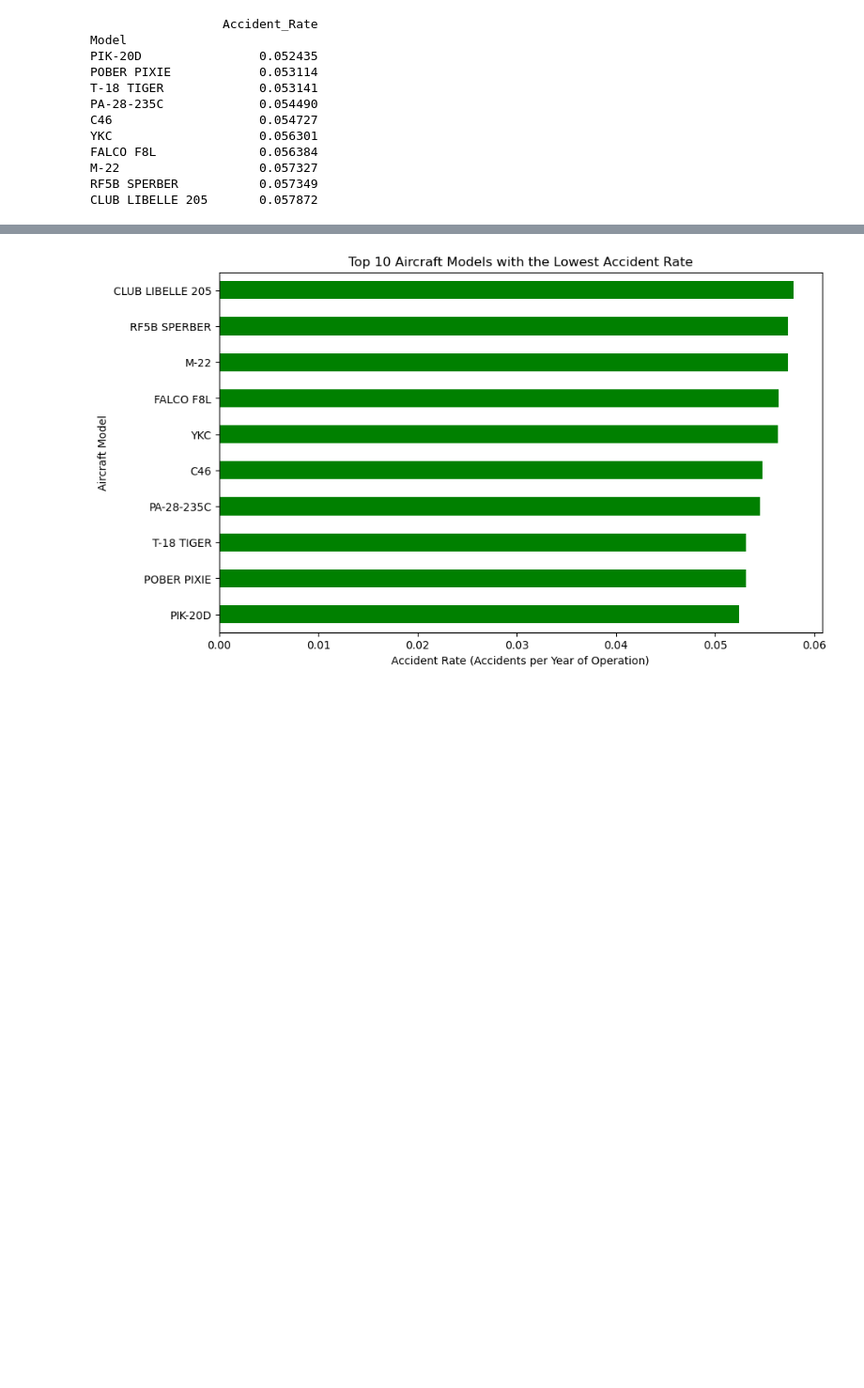
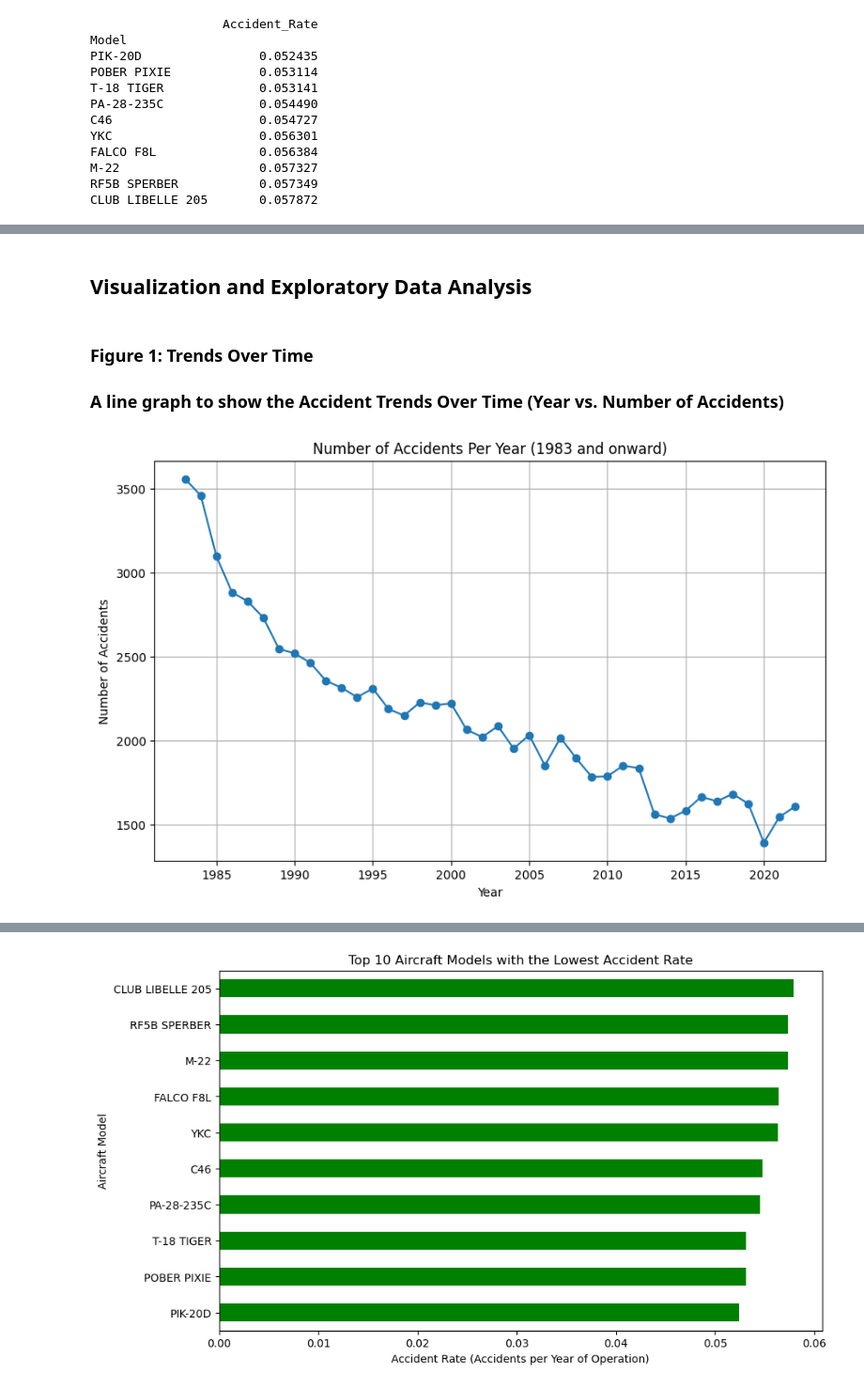
Before and after one commit to Kate-Maina/Aviation-accident, a Jupyter notebook: aviation_analysis.ipynb, the cells around one changed output, grey strips where cells are left out. Shown: that part at 94% size. Saved outputs shown, nothing was run; the diff lists cells and outputs as text; code cells hidden in the pictures; blank space fills up the shorter version.

```diff
--- a/aviation_analysis.ipynb
+++ b/aviation_analysis.ipynb
@@ -385,0 +421,20 @@ CLUB LIBELLE 205       0.057872
+# %% [markdown]
+## Visualization and Exploratory Data Analysis
+# %% [markdown]
+### Figure 1: Trends Over Time
+
+### A line graph to show the Accident Trends Over Time (Year vs. Number of Accidents)
+# %%
+# Group by Year using df_filtered and count number of accidents
+accidents_per_year = df_filtered.groupby('Year').size().reset_index(name='Accident Count')
+
+# Plot
+plt.figure(figsize=(10, 6))
+plt.plot(accidents_per_year['Year'], accidents_per_year['Accident Count'], marker='o')
+plt.title('Number of Accidents Per Year (1983 and onward)')
+plt.xlabel('Year')
+plt.ylabel('Number of Accidents')
+plt.grid(True)
+plt.show()
+# %% [output]
+[figure, added]
```
Also changed, not shown: parts of 49 cells of this notebook, 5 other files.
